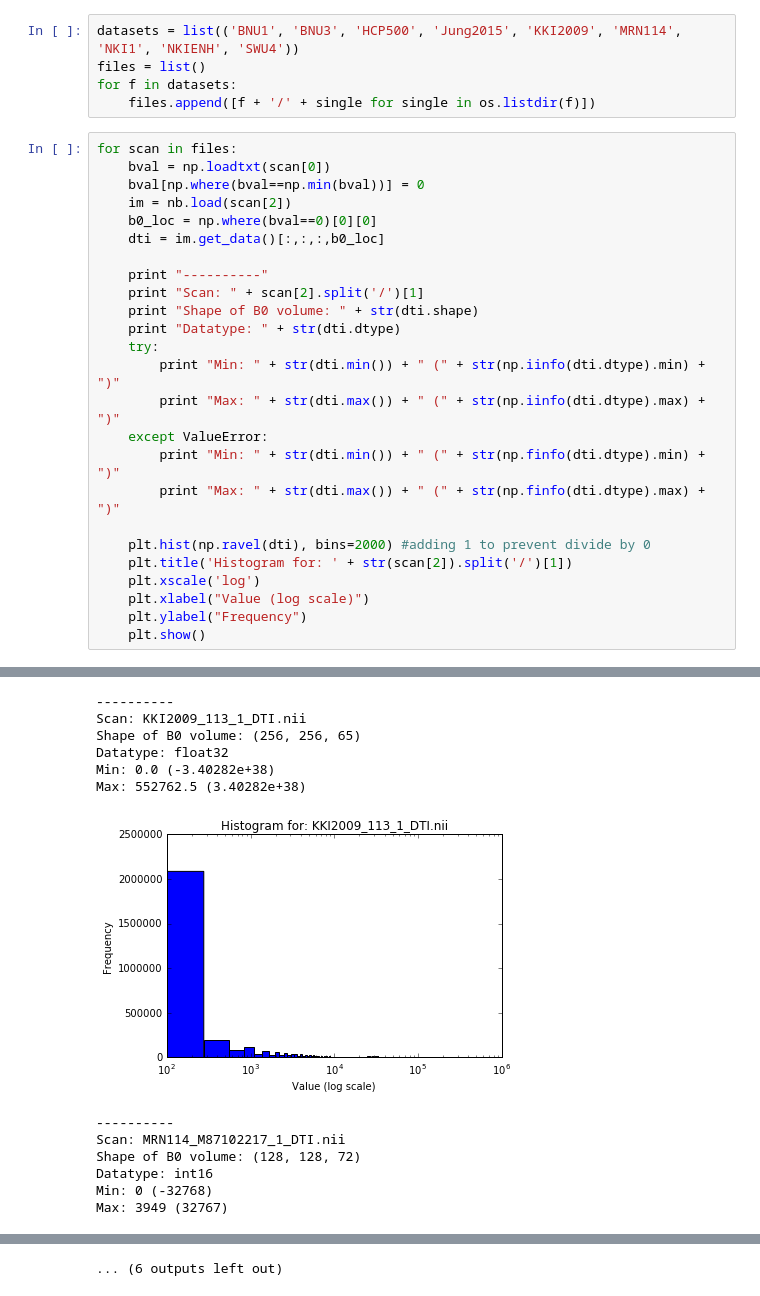
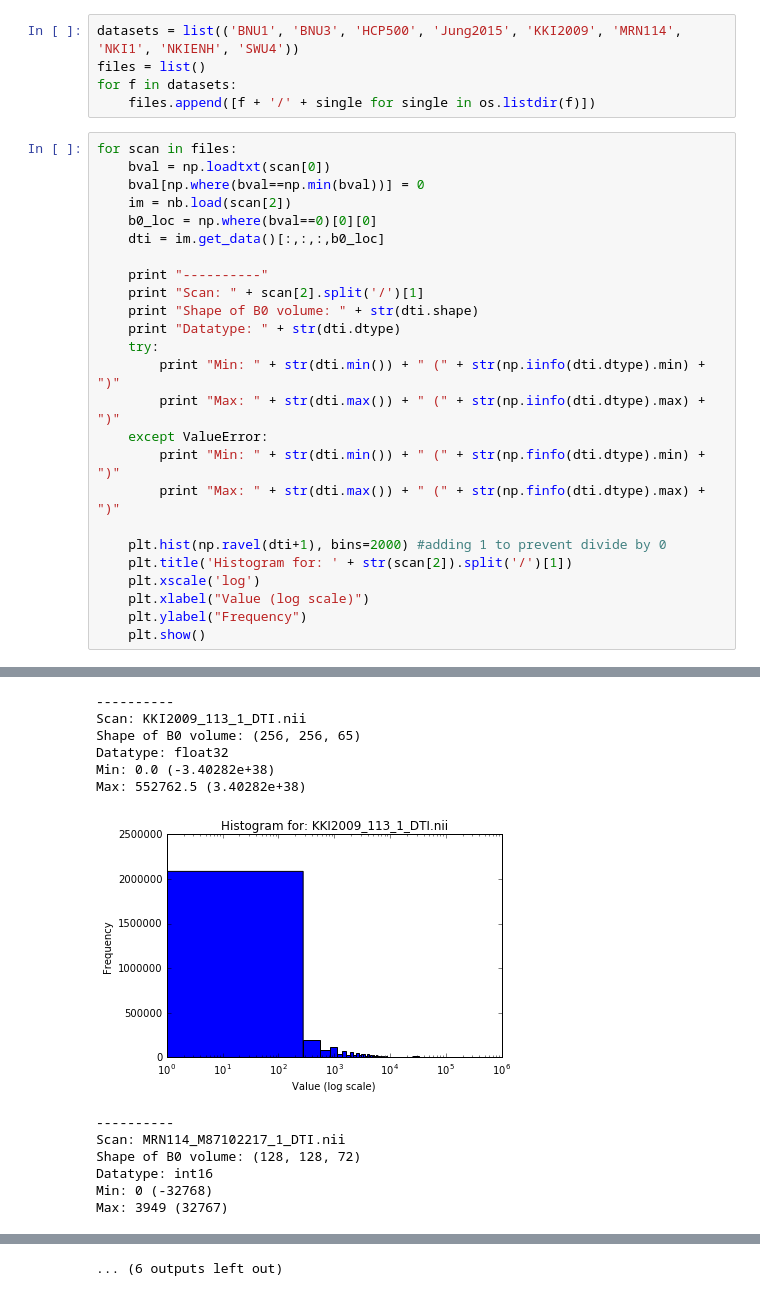
Before and after one commit to neurodata/nddocs-archive, a Jupyter notebook: mrgraphs/dataset_variance.ipynb, the cells around one changed output, grey strips where cells are left out. Cells and saved outputs as stored; diff of their text form.

```diff
--- a/mrgraphs/dataset_variance.ipynb
+++ b/mrgraphs/dataset_variance.ipynb
@@ -28,7 +28,7 @@ for scan in files:
         print "Min: " + str(dti.min()) + " (" + str(np.finfo(dti.dtype).min) + ")"
         print "Max: " + str(dti.max()) + " (" + str(np.finfo(dti.dtype).max) + ")"
 
-    plt.hist(np.ravel(dti), bins=2000) #adding 1 to prevent divide by 0
+    plt.hist(np.ravel(dti+1), bins=2000) #adding 1 to prevent divide by 0
     plt.title('Histogram for: ' + str(scan[2]).split('/')[1])
     plt.xscale('log')
     plt.xlabel("Value (log scale)")
@@ -66,10 +66,10 @@ Max: 4095 (32767)
 ----------
 Scan: KKI2009_113_1_DTI.nii
 Shape of B0 volume: (256, 256, 65)
 Datatype: float32
 Min: 0.0 (-3.40282e+38)
 Max: 552762.5 (3.40282e+38)
-[figure, old version]
+[figure, new version]
 ----------
 Scan: MRN114_M87102217_1_DTI.nii
 Shape of B0 volume: (128, 128, 72)
```
Also changed, not shown: parts of 1 cell of this notebook, 3 other files.
